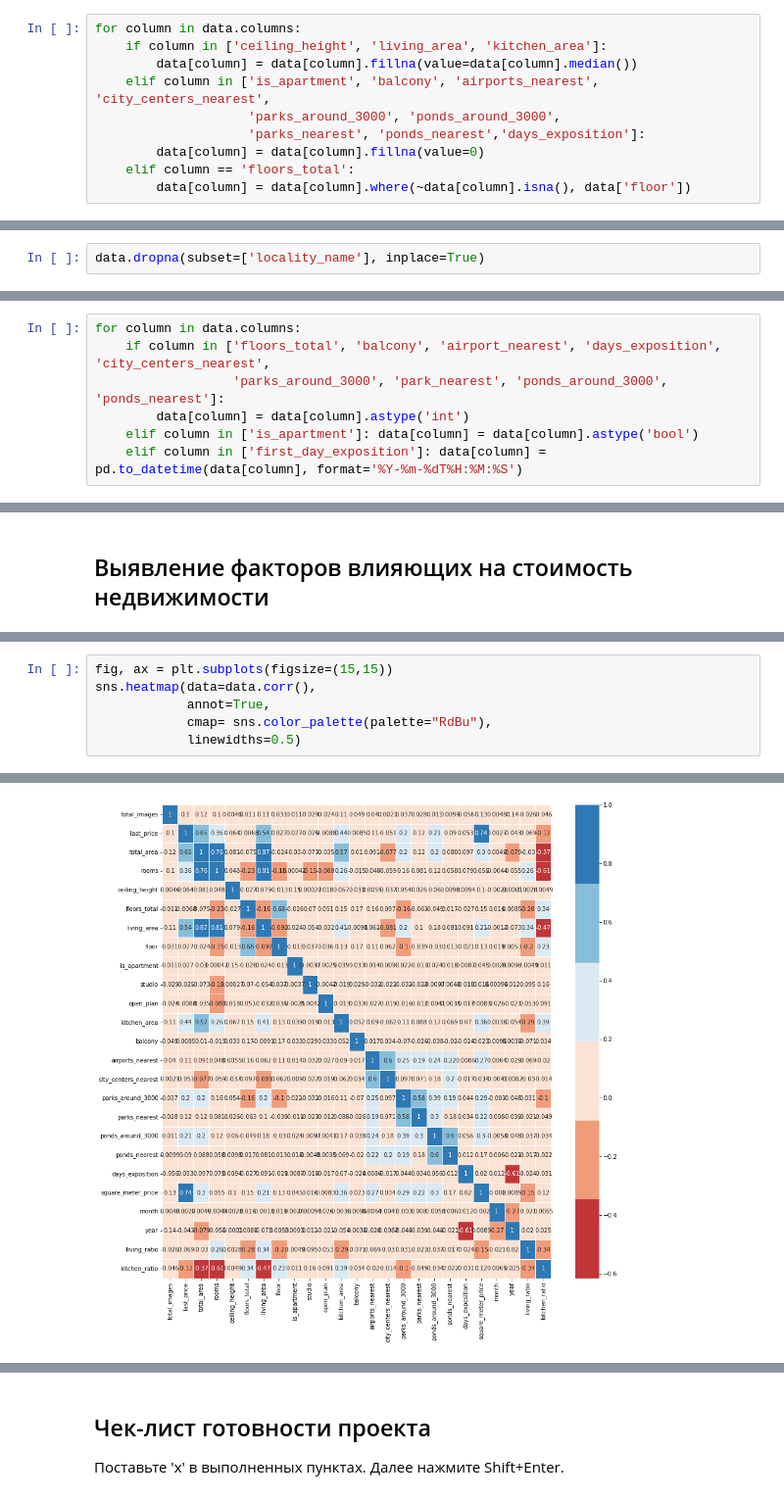
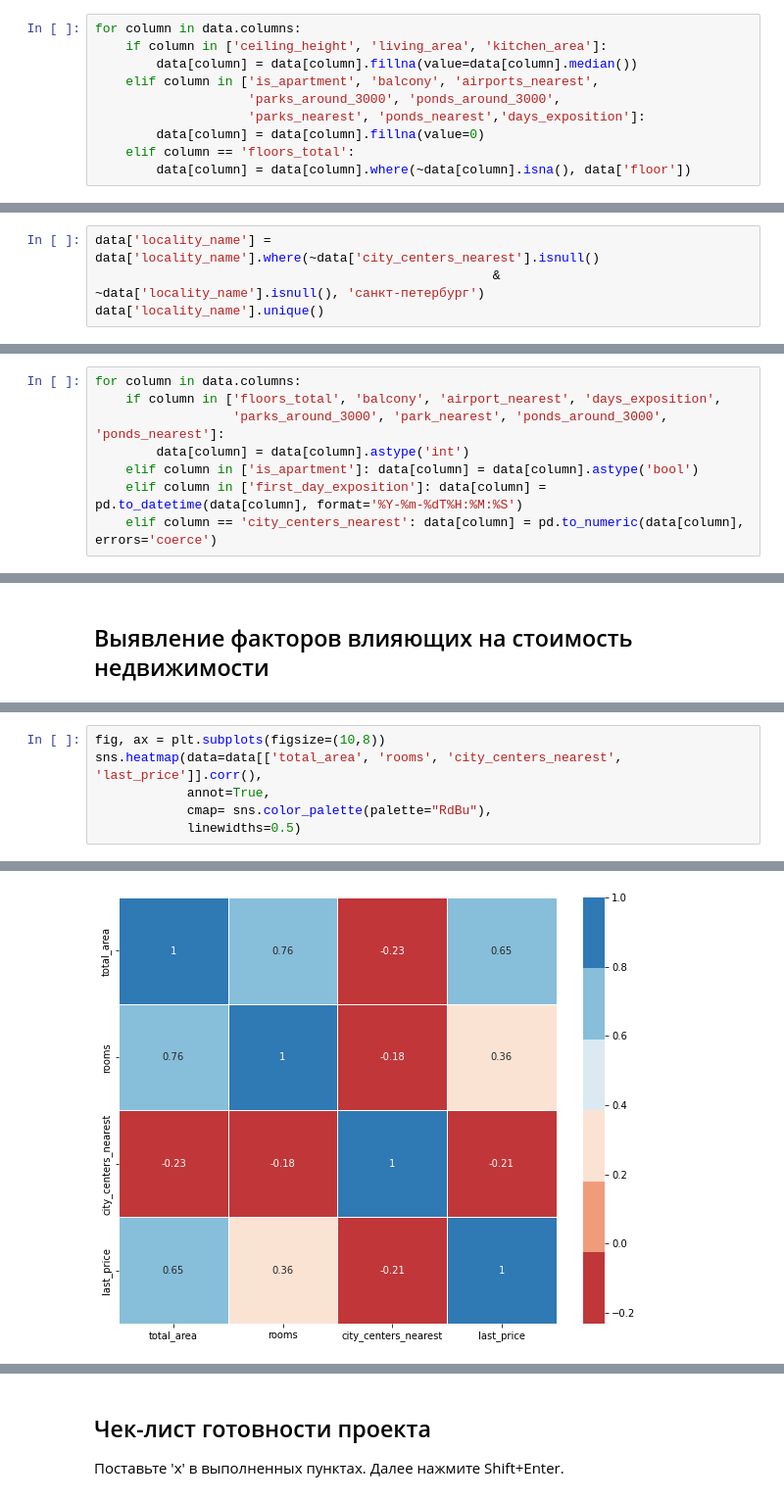
Before and after one commit to parabatareek/DataAnalyst, a Jupyter notebook: Projects/Project 4 - Исследование объявлений о продаже квартир/Project 4 - Исследование объявлений о продаже квартир.ipynb, the cells around one changed output, grey strips where cells are left out. Shown at 98% size. Drawn from its saved outputs; the diff is of its cells as text.

```diff
--- a/Projects/Project 4 - Исследование объявлений о продаже квартир/Project 4 - Исследование объявлений о продаже квартир.ipynb
+++ b/Projects/Project 4 - Исследование объявлений о продаже квартир/Project 4 - Исследование объявлений о продаже квартир.ipynb
@@ -219,7 +219,7 @@ memory usage: 3.7+ MB
 for column in data.columns:
     if column in ['ceiling_height', 'living_area', 'kitchen_area']:
         data[column] = data[column].fillna(value=data[column].median())
-    elif column in ['is_apartment', 'balcony', 'airports_nearest', 'city_centers_nearest',
+    elif column in ['is_apartment', 'balcony', 'airports_nearest',
                     'parks_around_3000', 'ponds_around_3000',
                     'parks_nearest', 'ponds_nearest','days_exposition']:
         data[column] = data[column].fillna(value=0)
@@ -247,3 +247,5 @@ days_exposition          0
 dtype: int64
-# %%
-data.dropna(subset=['locality_name'], inplace=True)
+# %%
+data['locality_name'] = data['locality_name'].where(~data['city_centers_nearest'].isnull()
+                                                    & ~data['locality_name'].isnull(), 'санкт-петербург')
+data['locality_name'].unique()
@@ -277,11 +289,12 @@ None
 ## Приведение типов ##
 # %%
 for column in data.columns:
-    if column in ['floors_total', 'balcony', 'airport_nearest', 'days_exposition', 'city_centers_nearest',
+    if column in ['floors_total', 'balcony', 'airport_nearest', 'days_exposition',
                   'parks_around_3000', 'park_nearest', 'ponds_around_3000', 'ponds_nearest']:
         data[column] = data[column].astype('int')
     elif column in ['is_apartment']: data[column] = data[column].astype('bool')
     elif column in ['first_day_exposition']: data[column] = pd.to_datetime(data[column], format='%Y-%m-%dT%H:%M:%S')
+    elif column == 'city_centers_nearest': data[column] = pd.to_numeric(data[column], errors='coerce')
 # %%
 data.info()
 # %% [output]
@@ -579,9 +610,9 @@ data_view = data.query('(total_area <= 450) '
 # %%
-fig, ax = plt.subplots(figsize=(15,15))
-sns.heatmap(data=data.corr(),
+fig, ax = plt.subplots(figsize=(10,8))
+sns.heatmap(data=data[['total_area', 'rooms', 'city_centers_nearest', 'last_price']].corr(),
             annot=True,
             cmap= sns.color_palette(palette="RdBu"),
             linewidths=0.5)
 # %% [output]
 <AxesSubplot:>
-[figure, old version]
+[figure, new version]
```
Also changed, not shown: parts of 36 cells of this notebook, 2 other files.
